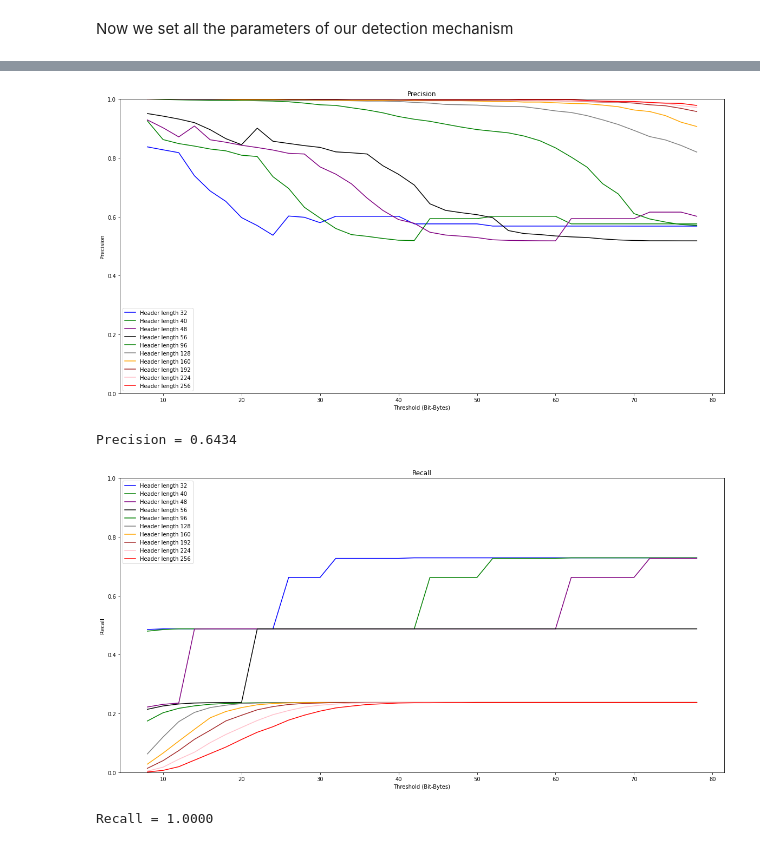
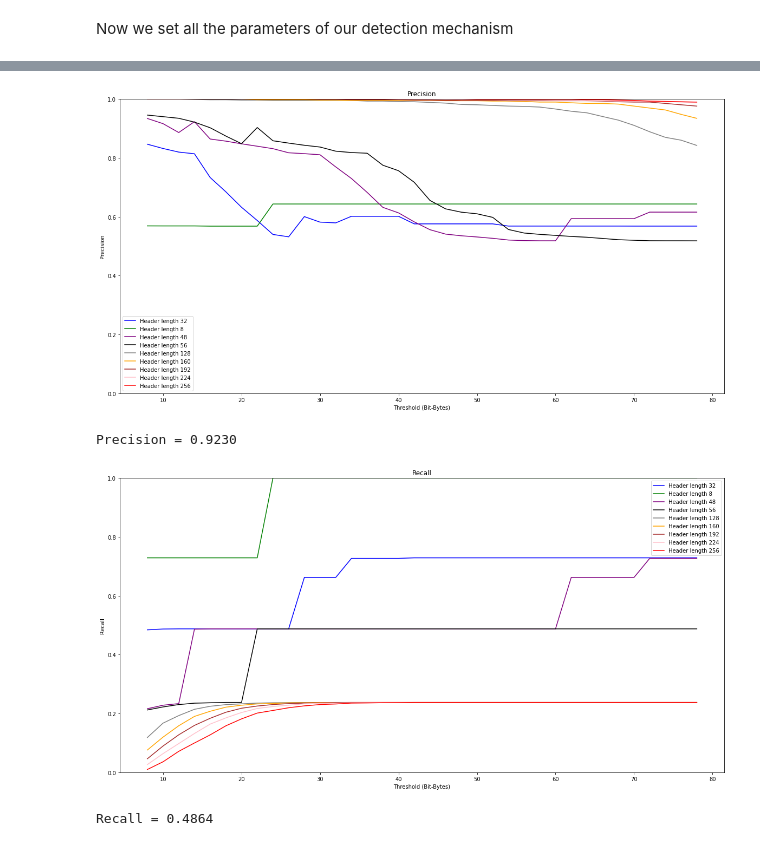
Before and after one commit to gomitolof/DAA-for-Ransomware-detection, a Jupyter notebook: models_mix/DAA_mix.ipynb, the cells around one changed output, grey strips where cells are left out. Saved outputs shown, nothing was run; the diff lists cells and outputs as text; code cells hidden in the pictures.

```diff
--- a/models_mix/DAA_mix.ipynb
+++ b/models_mix/DAA_mix.ipynb
@@ -259,10 +258,9 @@ plt.title("Precision")
 plt.xlabel("Threshold (Bit-Bytes)")
 plt.ylabel("Precision")
 plt.plot(thresholds, prec[3], color="blue", label="Header length 32")
-plt.plot(thresholds, prec[4], color="green", label="Header length 40")
+plt.plot(thresholds, prec[0], color="green", label="Header length 8")
 plt.plot(thresholds, prec[5], color="purple", label="Header length 48")
 plt.plot(thresholds, prec[6], color="black", label="Header length 56")
-plt.plot(thresholds, prec[11], color="green", label="Header length 96")
 plt.plot(thresholds, prec[15], color="grey", label="Header length 128")
 plt.plot(thresholds, prec[19], color="orange", label="Header length 160")
 plt.plot(thresholds, prec[23], color="brown", label="Header length 192")
@@ -274,41 +272,40 @@ plt.show()
 
 print("Precision = %3.4f"  % (prec[ind[1]][ind[0]]))
 # %% [output]
-[figure, old version]
+[figure, new version]
-Precision = 0.6434
+Precision = 0.9230
 # %%
 # Recall = TP/TP+FN
 
 # Get for each threshold and header length the recall
 rec= np.zeros([int(offset/8),len(thresholds)])
 for i in range(int(offset/8)):
     for j in range(len(thresholds)):
         if ((TP_des[j][i]+FN_des[j][i]))>0:
             rec[i][j] = TP_des[j][i]/(TP_des[j][i]+FN_des[j][i])
 
 # Plot of the recall obtained using different threshold and different header lengths
 plt.figure(figsize=(20,10))
 plt.title("Recall")
 plt.xlabel("Threshold (Bit-Bytes)")
 plt.ylabel("Recall")
 plt.plot(thresholds, rec[3], color="blue", label="Header length 32")
-plt.plot(thresholds, rec[4], color="green", label="Header length 40")
+plt.plot(thresholds, rec[0], color="green", label="Header length 8")
 plt.plot(thresholds, rec[5], color="purple", label="Header length 48")
 plt.plot(thresholds, rec[6], color="black", label="Header length 56")
-plt.plot(thresholds, rec[11], color="green", label="Header length 96")
 plt.plot(thresholds, rec[15], color="grey", label="Header length 128")
 plt.plot(thresholds, rec[19], color="orange", label="Header length 160")
 plt.plot(thresholds, rec[23], color="brown", label="Header length 192")
 plt.plot(thresholds, rec[27], color="pink", label="Header length 224")
 plt.plot(thresholds, rec[31], color="red", label="Header length 256")
 plt.legend()
 plt.ylim([0, 1])
 plt.show()
 
 print("Recall = %3.4f"  % (rec[ind[1]][ind[0]]))
 # %% [output]
-[figure, old version]
+[figure, new version]
-Recall = 1.0000
+Recall = 0.4864
 # %%
 # F1 score = 2*(Recall * Precision) / (Recall + Precision)
 
```
Also changed, not shown: parts of 3 cells of this notebook, 12 other files.
